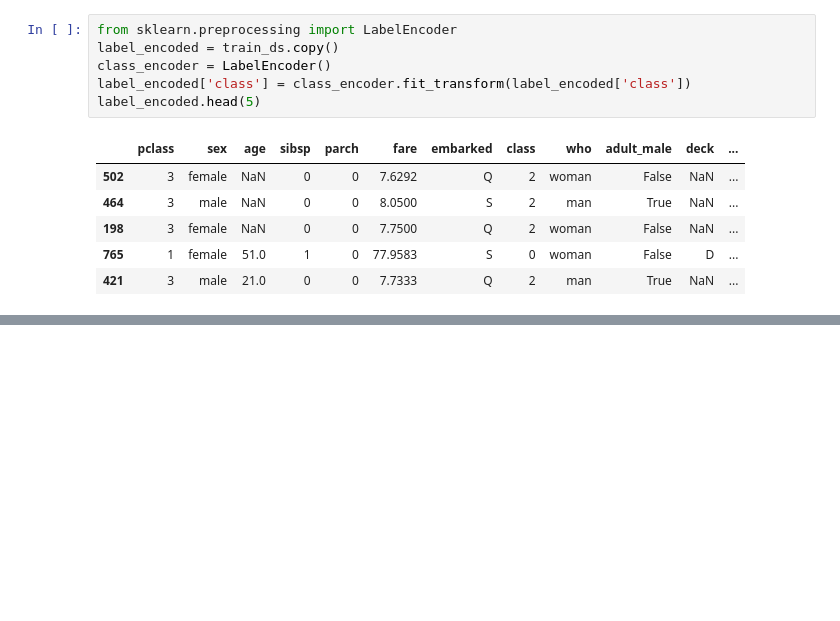
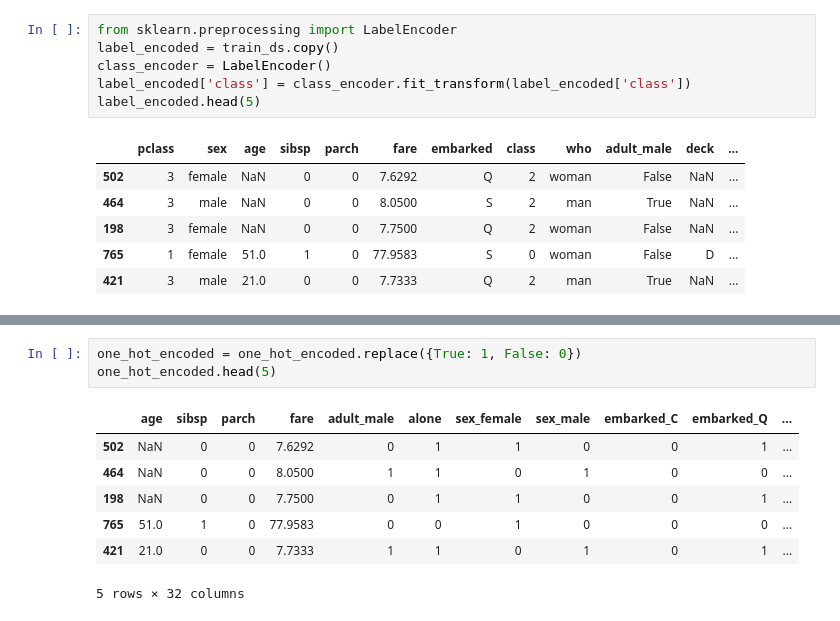
Before and after one commit to kackey0-1/ml_handson, a Jupyter notebook: data_exploratory_100/7_preprocessing_training_data.ipynb, the cells around one changed output, grey strips where cells are left out. Cells and saved outputs as stored; diff of their text form; blank space fills up the shorter version.

```diff
--- a/data_exploratory_100/7_preprocessing_training_data.ipynb
+++ b/data_exploratory_100/7_preprocessing_training_data.ipynb
@@ -111,0 +129,11 @@ label_encoded.head(5)
+# %%
+one_hot_encoded = one_hot_encoded.replace({True: 1, False: 0})
+one_hot_encoded.head(5)
+# %% [output]
+|  | age | sibsp | parch | fare | adult_male | alone | sex_female | sex_male | embarked_C | embarked_Q | ... |
+| 502 | NaN | 0 | 0 | 7.6292 | 0 | 1 | 1 | 0 | 0 | 1 | ... |
+| 464 | NaN | 0 | 0 | 8.0500 | 1 | 1 | 0 | 1 | 0 | 0 | ... |
+| 198 | NaN | 0 | 0 | 7.7500 | 0 | 1 | 1 | 0 | 0 | 1 | ... |
+| 765 | 51.0 | 1 | 0 | 77.9583 | 0 | 0 | 1 | 0 | 0 | 0 | ... |
+| 421 | 21.0 | 0 | 0 | 7.7333 | 1 | 1 | 0 | 1 | 0 | 1 | ... |
+5 rows × 32 columns
```
Also changed, not shown: parts of 8 cells of this notebook.
